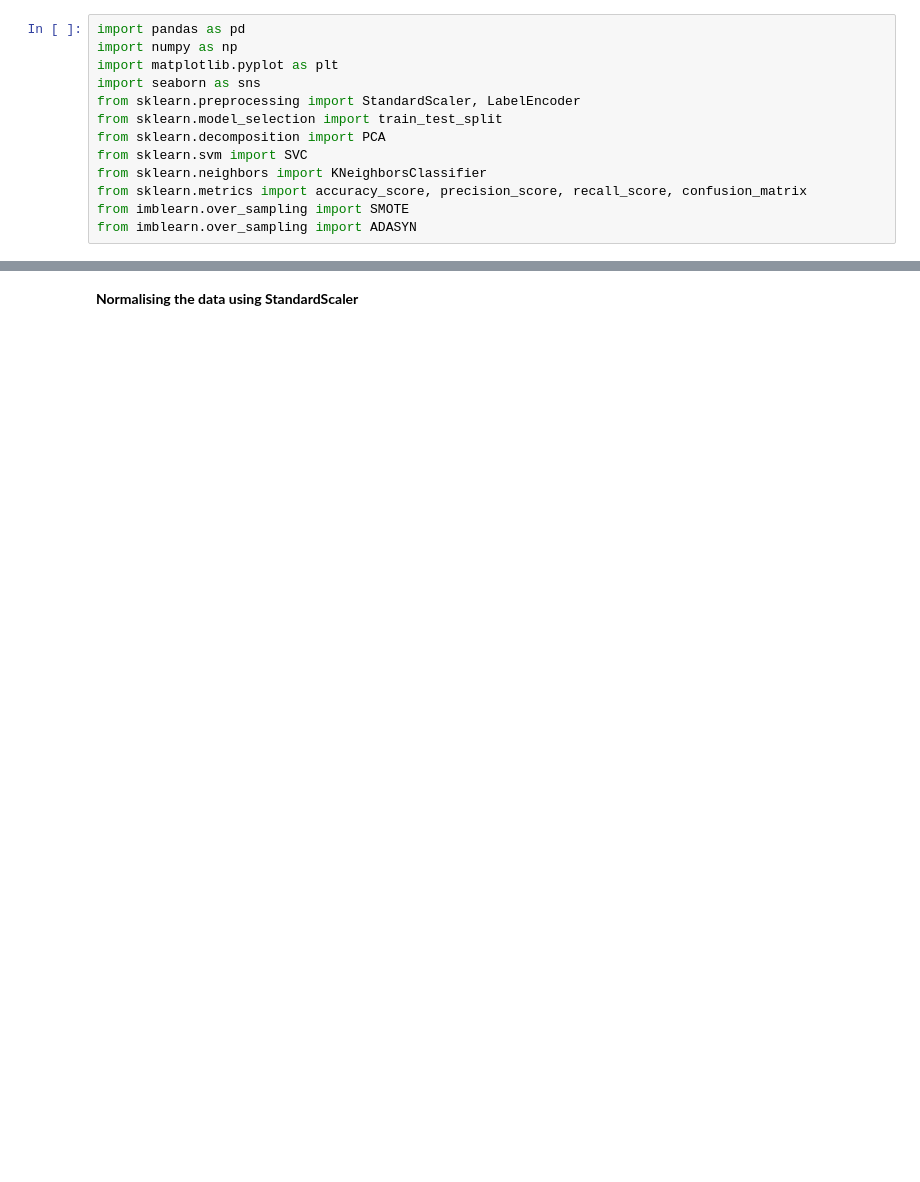
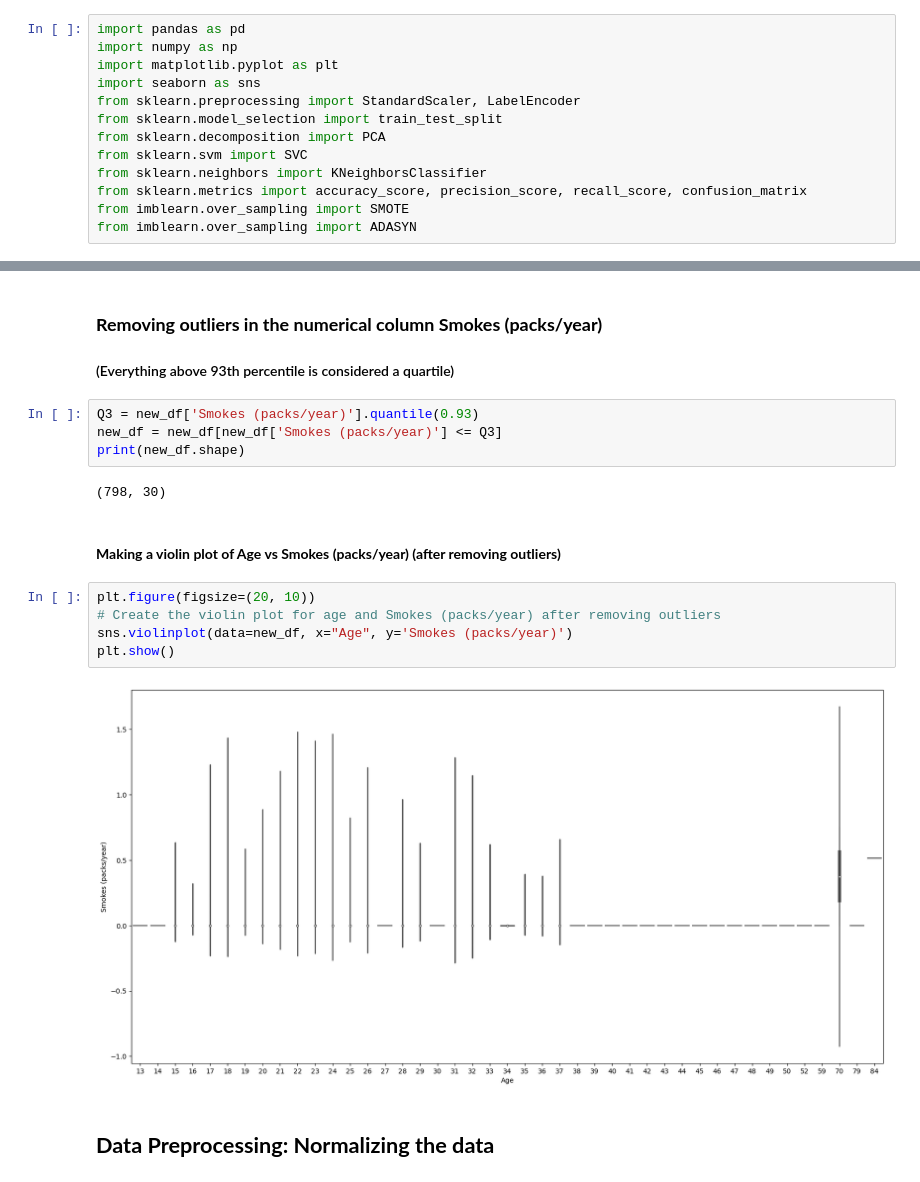
Before and after one commit to DanX069/Python-Assignment, a Jupyter notebook: python-assignment.ipynb, the cells around one changed output, grey strips where cells are left out. Drawn from its saved outputs; the diff is of its cells as text; blank space fills up the shorter version.

```diff
--- a/python-assignment.ipynb
+++ b/python-assignment.ipynb
@@ -127,2 +263,21 @@ df.head(50)
+# %% [markdown]
+### **Removing outliers in the numerical column Smokes (packs/year)**
+
+#### (Everything above 93th percentile is considered a quartile)
+# %%
+Q3 = new_df['Smokes (packs/year)'].quantile(0.93)
+new_df = new_df[new_df['Smokes (packs/year)'] <= Q3]
+print(new_df.shape)
+# %% [output]
+(798, 30)
+# %% [markdown]
+#### **Making a violin plot of Age vs Smokes (packs/year) (after removing outliers)**
+# %%
+plt.figure(figsize=(20, 10))
+# Create the violin plot for age and Smokes (packs/year) after removing outliers
+sns.violinplot(data=new_df, x="Age", y='Smokes (packs/year)')
+plt.show()
+# %% [output]
+[figure, added]
 # %% [markdown]
-**Normalising the data using StandardScaler**
+## **Data Preprocessing: Normalizing the data**
```
Also changed, not shown: parts of 30 cells of this notebook.
